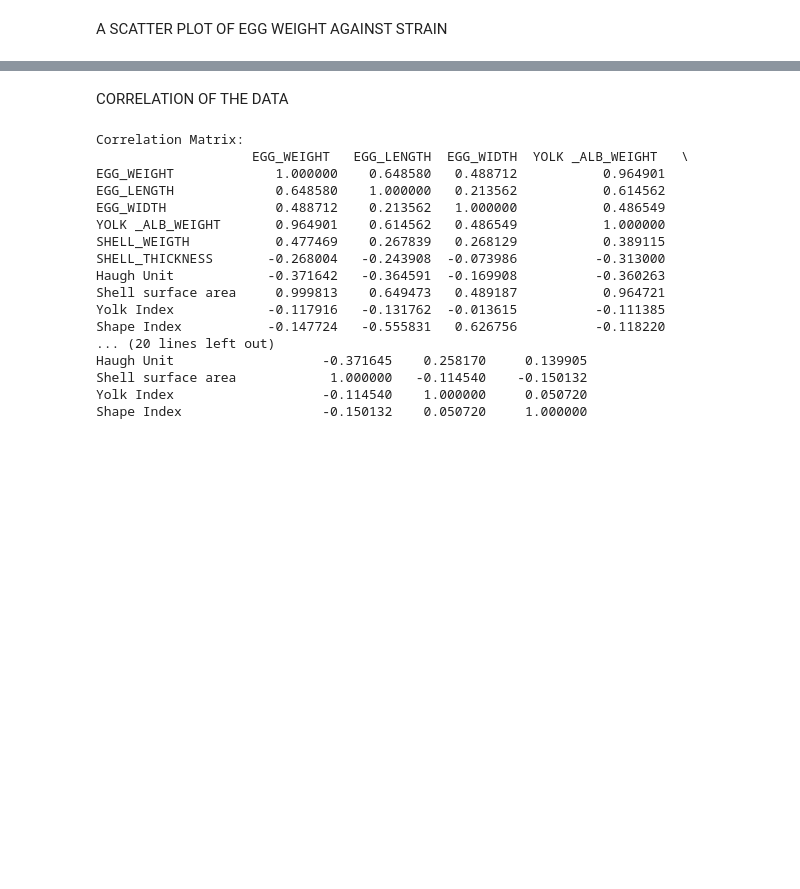
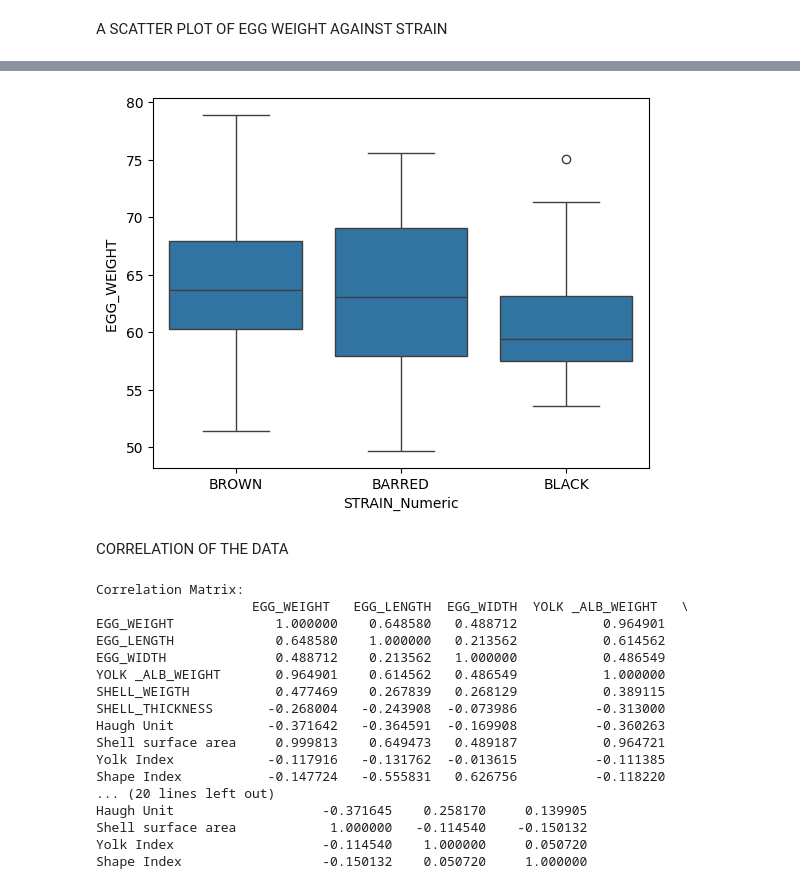
Before and after one commit to chrisseub/ML-Practice-Rep, a Jupyter notebook: EGG_WEIGHT_PREDICTION.ipynb, the cells around one changed output, grey strips where cells are left out. Cells and saved outputs as stored; diff of their text form; code cells hidden in the pictures; blank space fills up the shorter version.

```diff
--- a/EGG_WEIGHT_PREDICTION.ipynb
+++ b/EGG_WEIGHT_PREDICTION.ipynb
@@ -66,3 +72,23 @@ plt.show()
+# %%
+import seaborn as sns
+import matplotlib.pyplot as plt
+
+# Assuming 'Egg_Traits.iloc[:, 0]' represents 'STRAIN' and 'Egg_Traits.iloc[:, 2]' represents 'EGG WEIGHT'
+
+# Create a dictionary to map string values to numeric values
+STRAIN_mapping = {'BROWN': 0, 'BARRED': 1, 'BLACK': 2}  # Updated mapping
+# Apply the mapping to the 'STRAIN' column
+Egg_Traits['STRAIN_Numeric'] = Egg_Traits['STRAIN'].map(STRAIN_mapping)
+
+# Create the boxplot using the numeric column
+sns.boxplot(x='STRAIN_Numeric', y=Egg_Traits.columns[2], data=Egg_Traits)
+
+# Update x-axis tick labels to reflect strain names
+plt.xticks([0, 1, 2], ['BROWN', 'BARRED', 'BLACK']) # Update labels
+
+plt.show()
+# %% [output]
+[figure, added]
 # %% [markdown]
 CORRELATION OF THE DATA
 # %%
```
Also changed, not shown: parts of 1 cell of this notebook.
